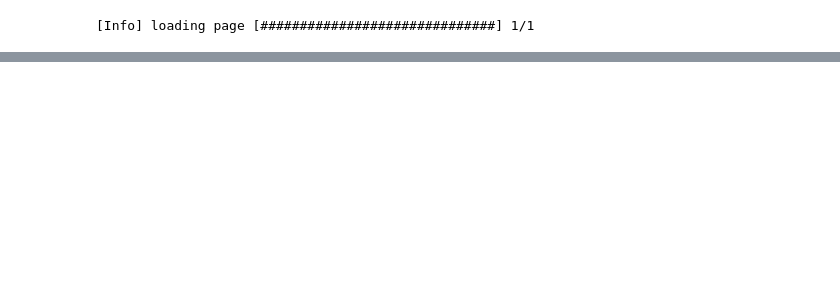
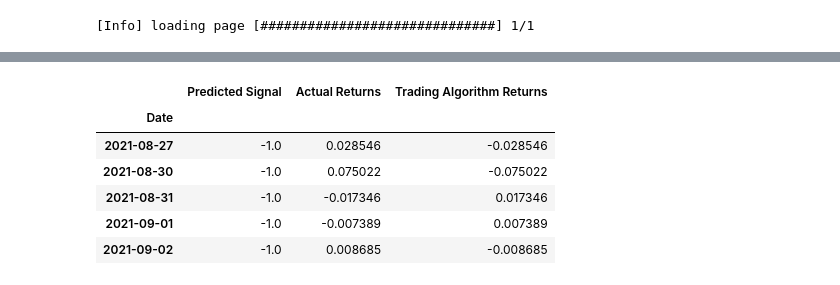
Before and after one commit to jblidell/project_2_canslim_screener, a Jupyter notebook: stock_screener.ipynb, the cells around one changed output, grey strips where cells are left out. Drawn from its saved outputs; the diff is of its cells as text; code cells hidden in the pictures; blank space fills up the shorter version.

```diff
--- a/stock_screener.ipynb
+++ b/stock_screener.ipynb
@@ -28,0 +157,2 @@ screened_stocks_df
+# %%
+X_scaler = scaler.fit(X_train)
@@ -28,0 +202,23 @@ screened_stocks_df
+# %%
+# Compare actual and predicted returns
+
+predictions_df = pd.DataFrame(index=X_test.index)
+
+predictions_df["Predicted Signal"] = testing_signal_predictions
+
+predictions_df["Actual Returns"] = df_close_cvlg["Actual Returns"]
+
+predictions_df["Trading Algorithm Returns"] = (
+    df_close_cvlg["Actual Returns"] * predictions_df["Predicted Signal"]
+)
+
+# Review the DataFrame
+predictions_df.head()
+# %% [output]
+|  | Predicted Signal | Actual Returns | Trading Algorithm Returns |
+| Date |  |  |  |
+| 2021-08-27 | -1.0 | 0.028546 | -0.028546 |
+| 2021-08-30 | -1.0 | 0.075022 | -0.075022 |
+| 2021-08-31 | -1.0 | -0.017346 | 0.017346 |
+| 2021-09-01 | -1.0 | -0.007389 | 0.007389 |
+| 2021-09-02 | -1.0 | 0.008685 | -0.008685 |
```
Also changed, not shown: parts of 23 cells of this notebook.
